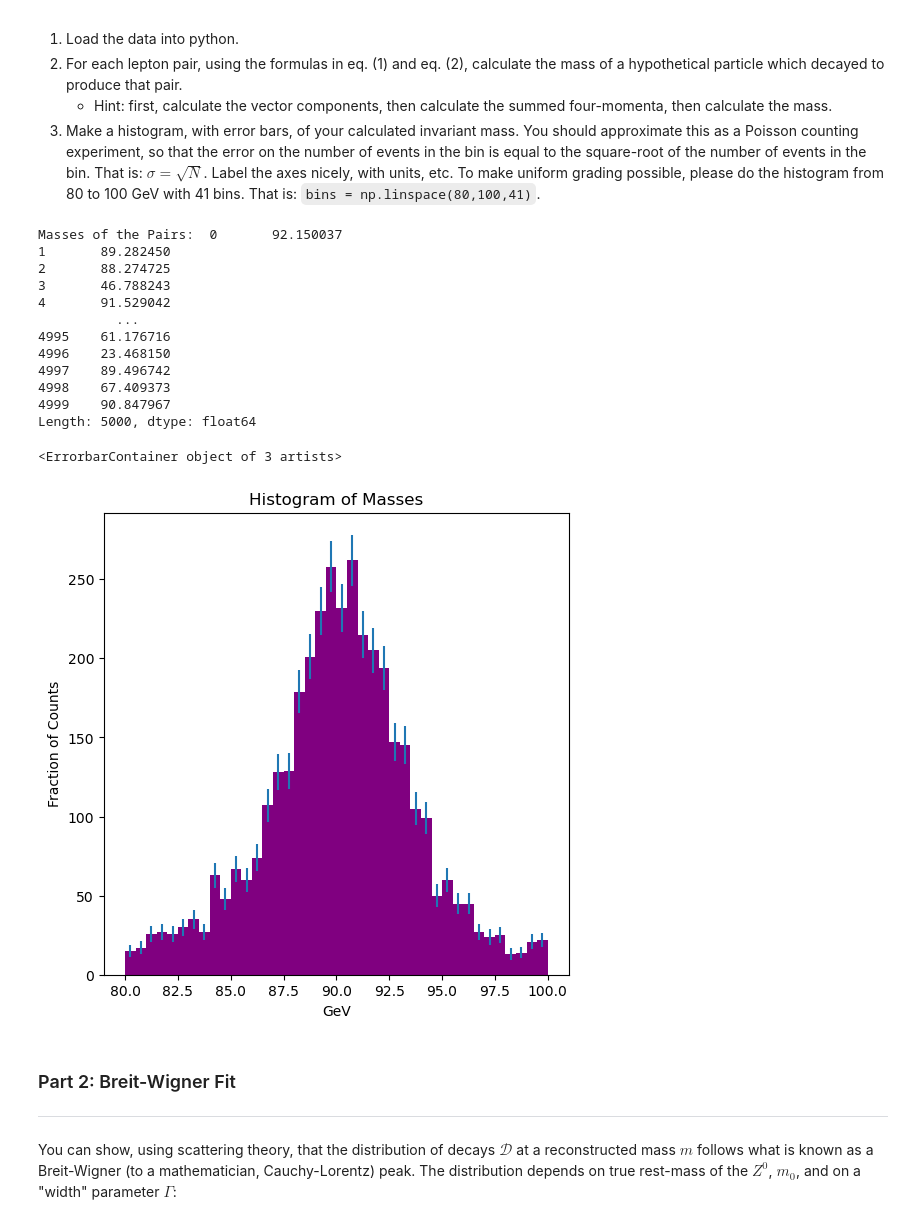
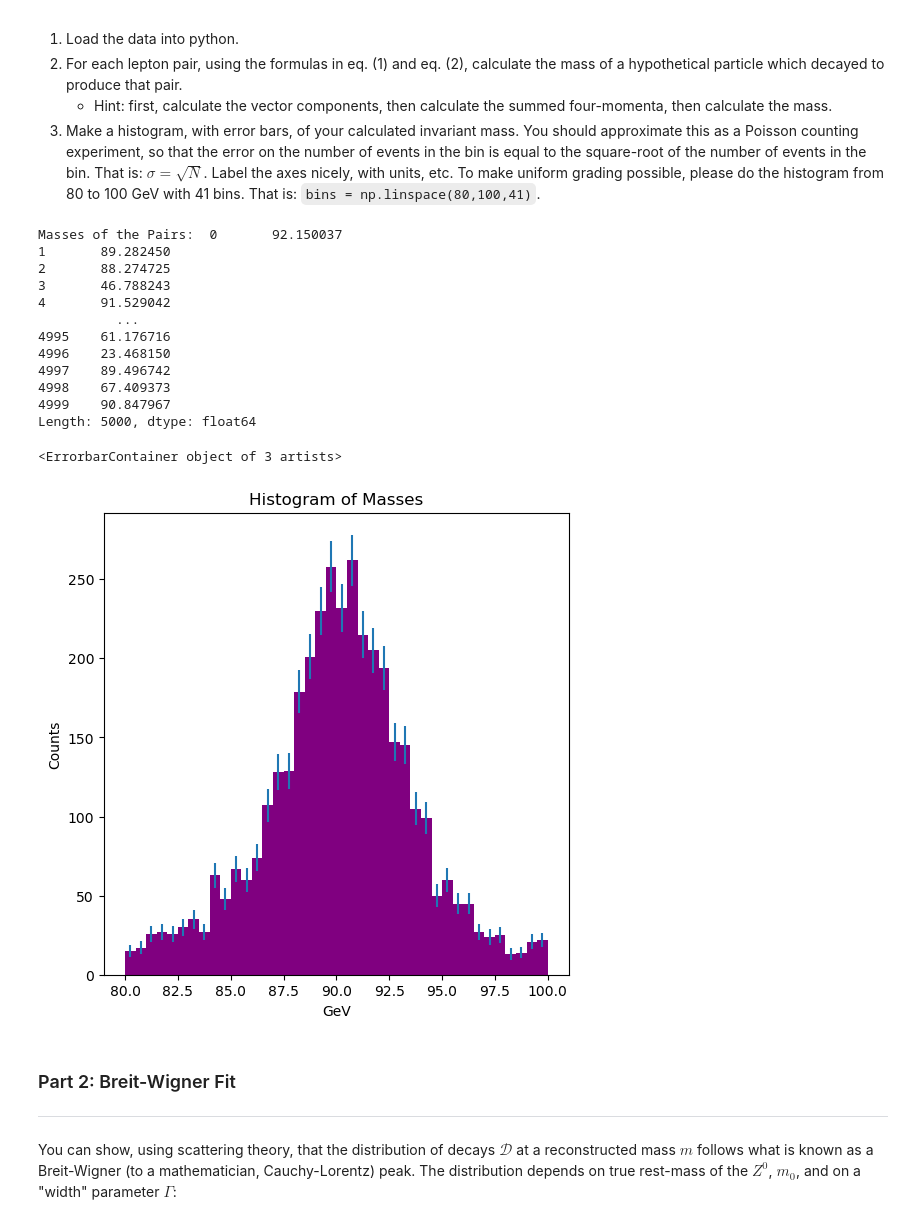
Before and after one commit to rhorton-2/PHYS265-spring26, a Jupyter notebook: Lab2/lab2.ipynb, the cells around one changed output. Drawn from its saved outputs; the diff is of its cells as text; code cells hidden in the pictures.

```diff
--- a/Lab2/lab2.ipynb
+++ b/Lab2/lab2.ipynb
@@ -123,36 +124,35 @@ Pz2 = PT2*np.sinh(Nu2)
 
 Px = Px1 + Px2
 Py = Py1 + Py2
 Pz = Pz1 + Pz2
 E = E1 + E2
 FM = E**2 - (Px**2 + Py**2 + Pz**2)
 M = np.sqrt(FM)
 print("Masses of the Pairs: ",M)
 Bins = np.linspace(80,100,41)
-
 fig, ax = plt.subplots(figsize = (6,6))
 Counts, edges,_ = ax.hist(M,bins=Bins,color = 'purple')
 Sigma = np.sqrt(Counts)
 Bin_center = .5*(edges[:-1] + edges[1:])
 ax.set_title("Histogram of Masses")
-ax.set_ylabel("Fraction of Counts")
+ax.set_ylabel("Counts")
 ax.set_xlabel("GeV")
 ax.errorbar(Bin_center,Counts,yerr = Sigma,fmt='none')
 # %% [output]
 Masses of the Pairs:  0       92.150037
 1       89.282450
 2       88.274725
 3       46.788243
 4       91.529042
           ...
 4995    61.176716
 4996    23.468150
 4997    89.496742
 4998    67.409373
 4999    90.847967
 Length: 5000, dtype: float64
 <ErrorbarContainer object of 3 artists>
-[figure, old version]
+[figure, new version]
 # %% [markdown]
 ### Part 2: Breit-Wigner Fit
 ------
```
Also changed, not shown: parts of 2 cells of this notebook.
